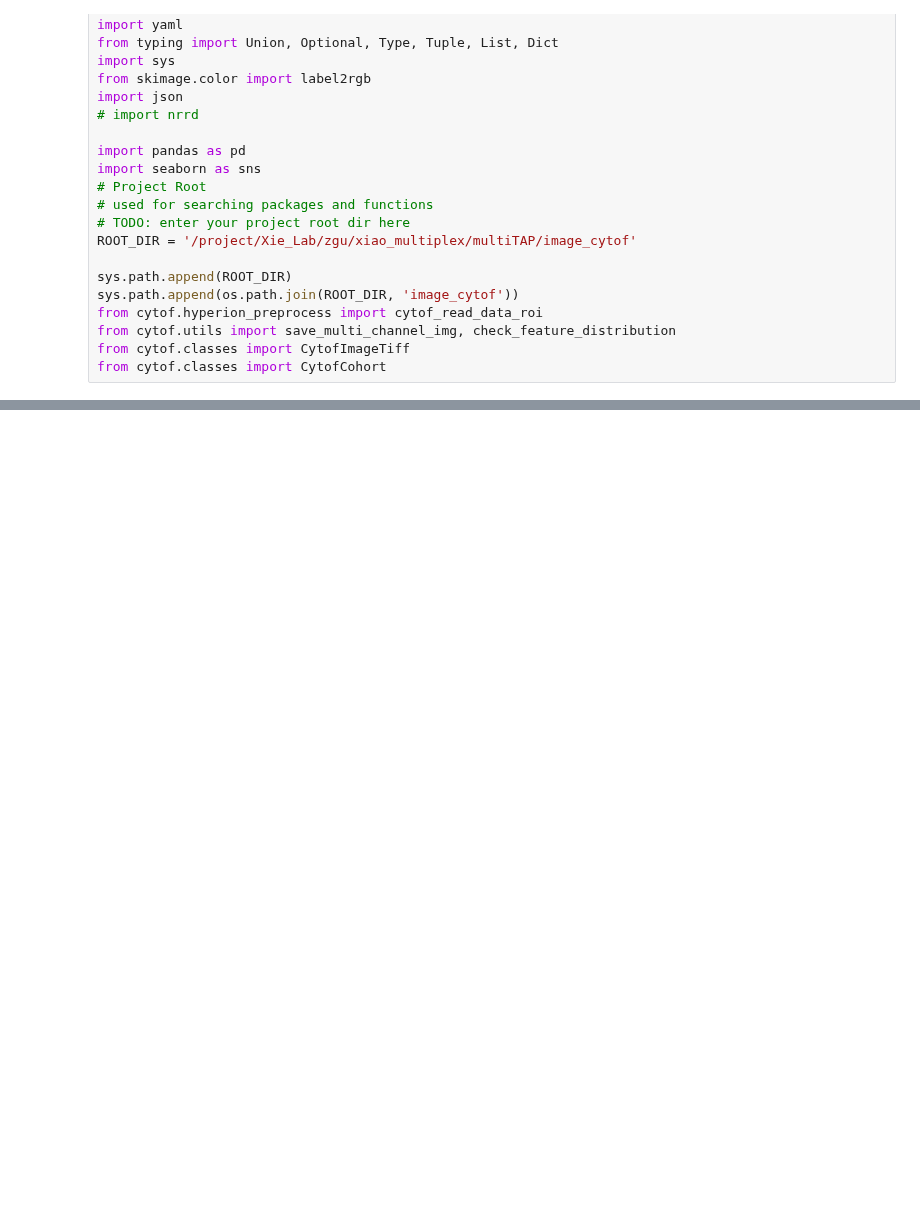
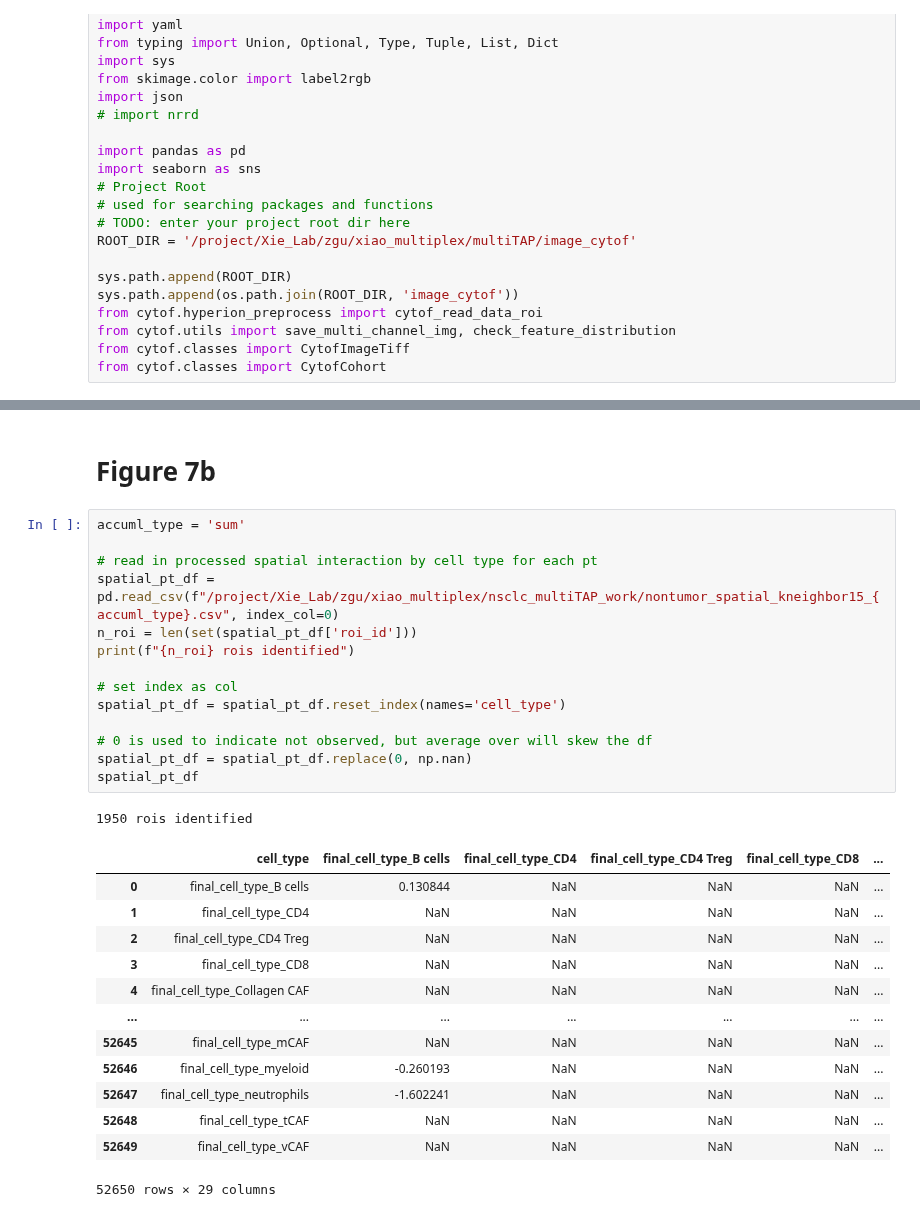
Before and after one commit to QBRC/multiTAP, a Jupyter notebook: notebooks/figure7.ipynb, the cells around one changed output, grey strips where cells are left out. Drawn from its saved outputs; the diff is of its cells as text; blank space fills up the shorter version.

```diff
--- a/notebooks/figure7.ipynb
+++ b/notebooks/figure7.ipynb
@@ -74 +47,32 @@ spatial_pt_df
+# %% [markdown]
+# Figure 7b
+# %%
+accuml_type = 'sum'
+
+# read in processed spatial interaction by cell type for each pt
+spatial_pt_df = pd.read_csv(f"/project/Xie_Lab/zgu/xiao_multiplex/nsclc_multiTAP_work/nontumor_spatial_kneighbor15_{accuml_type}.csv", index_col=0)
+n_roi = len(set(spatial_pt_df['roi_id']))
+print(f"{n_roi} rois identified")
+
+# set index as col
+spatial_pt_df = spatial_pt_df.reset_index(names='cell_type')
+
+# 0 is used to indicate not observed, but average over will skew the df
+spatial_pt_df = spatial_pt_df.replace(0, np.nan)
+spatial_pt_df
+# %% [output]
+1950 rois identified
+|  | cell_type | final_cell_type_B cells | final_cell_type_CD4 | final_cell_type_CD4 Treg | final_cell_type_CD8 | ... |
+| 0 | final_cell_type_B cells | 0.130844 | NaN | NaN | NaN | ... |
+| 1 | final_cell_type_CD4 | NaN | NaN | NaN | NaN | ... |
+| 2 | final_cell_type_CD4 Treg | NaN | NaN | NaN | NaN | ... |
+| 3 | final_cell_type_CD8 | NaN | NaN | NaN | NaN | ... |
+| 4 | final_cell_type_Collagen CAF | NaN | NaN | NaN | NaN | ... |
+| ... | ... | ... | ... | ... | ... | ... |
+| 52645 | final_cell_type_mCAF | NaN | NaN | NaN | NaN | ... |
+| 52646 | final_cell_type_myeloid | -0.260193 | NaN | NaN | NaN | ... |
+| 52647 | final_cell_type_neutrophils | -1.602241 | NaN | NaN | NaN | ... |
+| 52648 | final_cell_type_tCAF | NaN | NaN | NaN | NaN | ... |
+| 52649 | final_cell_type_vCAF | NaN | NaN | NaN | NaN | ... |
+52650 rows × 29 columns
 # %%
```
Also changed, not shown: parts of 31 cells of this notebook.
